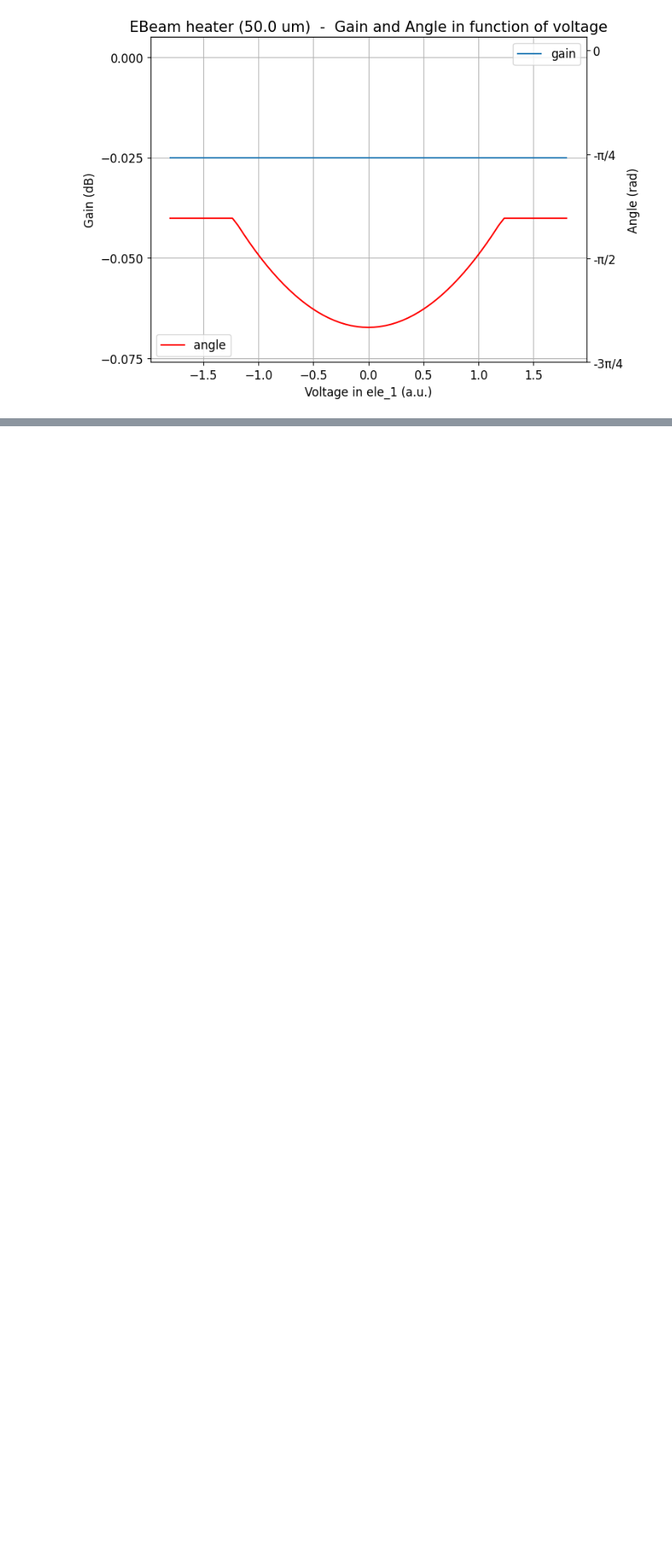
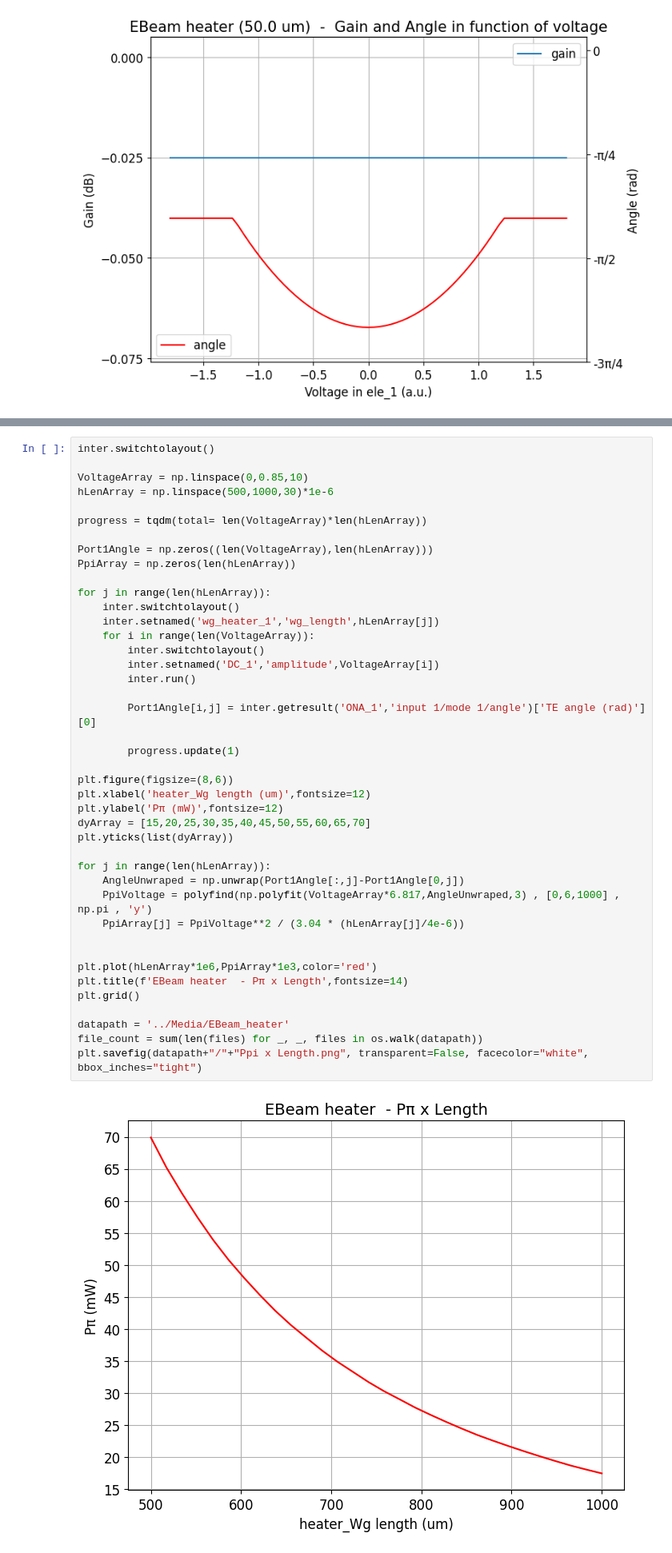
Before and after one commit to CaioRodrigues200/Programmable-Multifunctional-Circuit, a Jupyter notebook: Simulations/INTERCONNECT_Caio.ipynb, the cells around one changed output, grey strips where cells are left out. Shown at 80% size. Cells and saved outputs as stored; diff of their text form; blank space fills up the shorter version.

```diff
--- a/Simulations/INTERCONNECT_Caio.ipynb
+++ b/Simulations/INTERCONNECT_Caio.ipynb
@@ -518,0 +564,44 @@ plt.savefig(datapath+"/"+"Angle x voltage x Length.png", transparent=False, face
+# %%
+inter.switchtolayout()
+
+VoltageArray = np.linspace(0,0.85,10)
+hLenArray = np.linspace(500,1000,30)*1e-6
+
+progress = tqdm(total= len(VoltageArray)*len(hLenArray))
+
+Port1Angle = np.zeros((len(VoltageArray),len(hLenArray)))
+PpiArray = np.zeros(len(hLenArray))
+
+for j in range(len(hLenArray)):
+    inter.switchtolayout()
+    inter.setnamed('wg_heater_1','wg_length',hLenArray[j])
+    for i in range(len(VoltageArray)):
+        inter.switchtolayout()
+        inter.setnamed('DC_1','amplitude',VoltageArray[i])
+        inter.run()
+
+        Port1Angle[i,j] = inter.getresult('ONA_1','input 1/mode 1/angle')['TE angle (rad)'][0]
+
+        progress.update(1)
+
+plt.figure(figsize=(8,6))
+plt.xlabel('heater_Wg length (um)',fontsize=12)
+plt.ylabel('Pπ (mW)',fontsize=12)
+dyArray = [15,20,25,30,35,40,45,50,55,60,65,70]
+plt.yticks(list(dyArray))
+
+for j in range(len(hLenArray)):
+    AngleUnwraped = np.unwrap(Port1Angle[:,j]-Port1Angle[0,j])
+    PpiVoltage = polyfind(np.polyfit(VoltageArray*6.817,AngleUnwraped,3) , [0,6,1000] , np.pi , 'y')
+    PpiArray[j] = PpiVoltage**2 / (3.04 * (hLenArray[j]/4e-6))
+
+
+plt.plot(hLenArray*1e6,PpiArray*1e3,color='red')
+plt.title(f'EBeam heater  - Pπ x Length',fontsize=14)
+plt.grid()
+
+datapath = '../Media/EBeam_heater'
+file_count = sum(len(files) for _, _, files in os.walk(datapath))
+plt.savefig(datapath+"/"+"Ppi x Length.png", transparent=False, facecolor="white", bbox_inches="tight")
+# %% [output]
+[figure, added]
```
Also changed, not shown: parts of 5 cells of this notebook, 4 other files.
